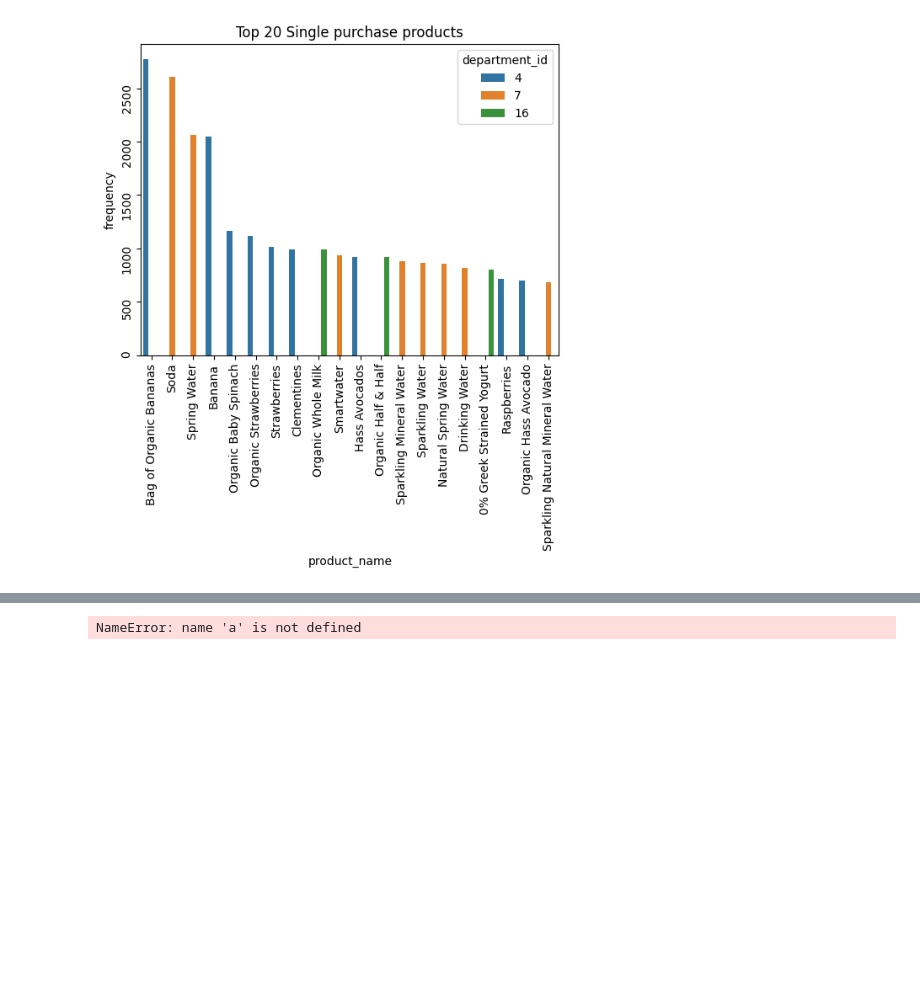
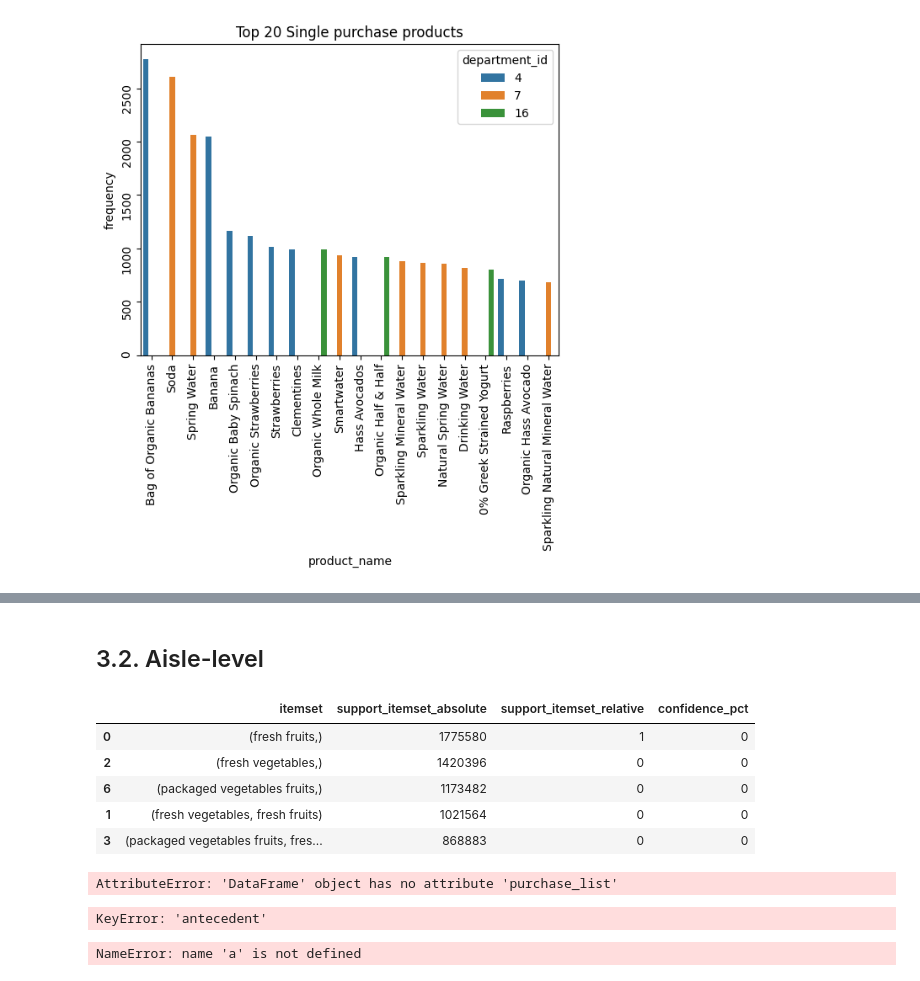
Before and after one commit to kwonowk/market-basket-analysis, a Jupyter notebook: instacart_analysis.ipynb, the cells around one changed output, grey strips where cells are left out. Cells and saved outputs as stored; diff of their text form; code cells hidden in the pictures; blank space fills up the shorter version.

```diff
--- a/instacart_analysis.ipynb
+++ b/instacart_analysis.ipynb
@@ -378,0 +374,23 @@ purchases
+# %%
+# Using groups of purchases with product names for easier identification
+product_list = (purchases.groupby('order_id')['product_name']
+                         .agg(lambda x: list(x))
+                         .reset_index()
+                         .rename(columns={'product_name':'list'})
+                         .dropna())
+aisle_list = (purchases.groupby('order_id')['aisle']
+                       .agg(lambda x: list(x))
+                       .reset_index()
+                       .rename(columns={'aisle':'list'})
+                       .dropna())
+# %%
+# Converting series into nested list
+def series_to_list(df):
+    rules = df.list.tolist()
+    for i in range(len(rules)):
+        rules[i] = list(map(str,rules[i]))
+    return rules
+
+
+rules_product = series_to_list(product_list)
+rules_aisle = series_to_list(aisle_list)
@@ -379,3 +492,30 @@ purchases
+# %% [markdown]
+## 3.2. Aisle-level
+# %%
+result_aisle = fpgrowth(rules_aisle, supp=supp, report=report)
+
+colnames = ['itemset'] + [report_colnames.get(k, k) for k in list(report)]
+df_result_aisle = pd.DataFrame(result_aisle, columns=colnames)
+df_result_aisle = df_result_aisle.sort_values('support_itemset_absolute', ascending=False)
+df_result_aisle.head()
+# %% [output]
+|  | itemset | support_itemset_absolute | support_itemset_relative | confidence_pct |
+| 0 | (fresh fruits,) | 1775580 | 1 | 0 |
+| 2 | (fresh vegetables,) | 1420396 | 0 | 0 |
+| 6 | (packaged vegetables fruits,) | 1173482 | 0 | 0 |
+| 1 | (fresh vegetables, fresh fruits) | 1021564 | 0 | 0 |
+| 3 | (packaged vegetables fruits, fres... | 868883 | 0 | 0 |
+# %%
+# Apriori preparation
+rules_data = purchases.purchase_list.tolist()
+for i in range(len(rules_data)):
+    rules_data[i] = list(map(str,rules_data[i]))
+# %% [output]
+AttributeError: 'DataFrame' object has no attribute 'purchase_list'
+# %%
+df_result.loc[df_result['antecedent'] != ()].tail(40)
+# %% [output]
+KeyError: 'antecedent'
 # %%
 a
 # %% [output]
```
Also changed, not shown: parts of 26 cells of this notebook.
